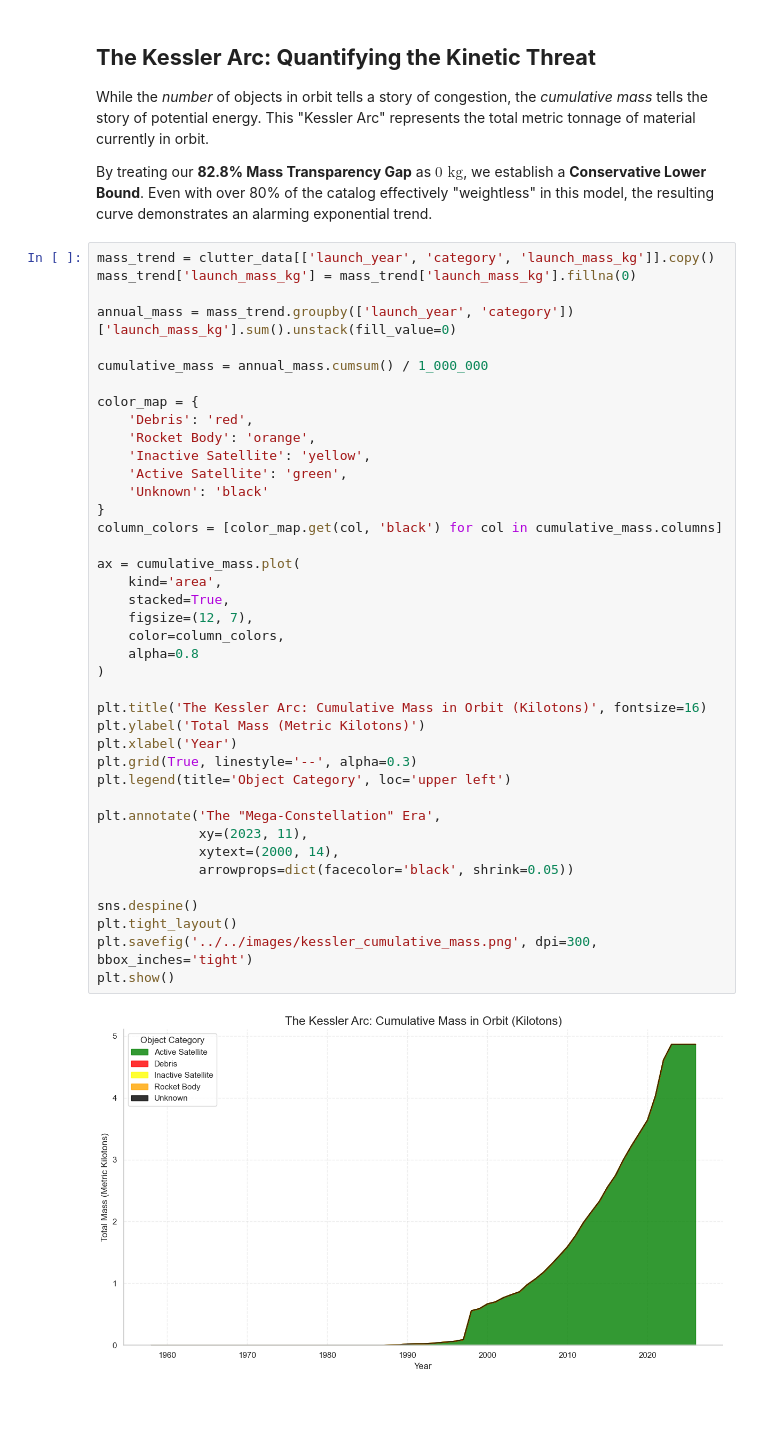
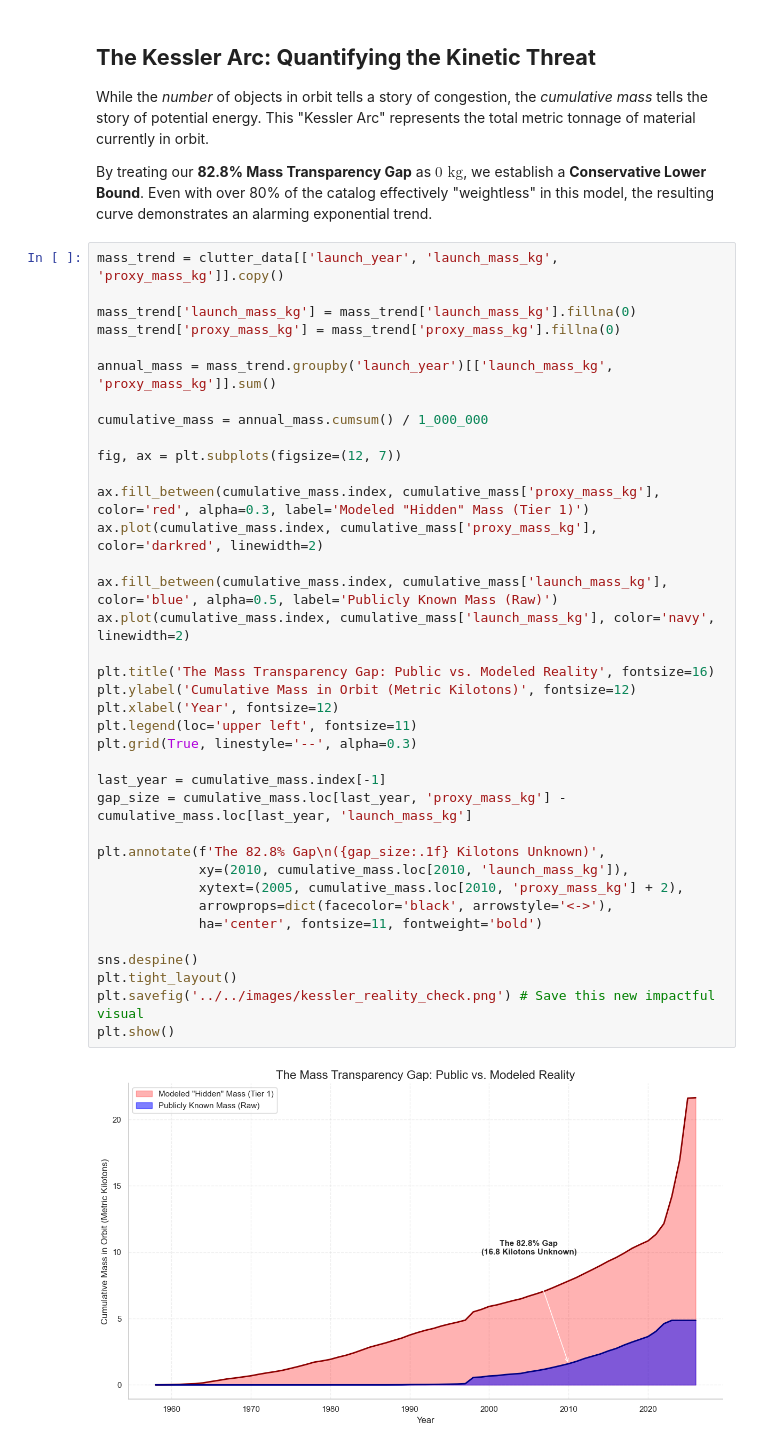
Before and after one commit to sithid/orbital-debris-assessment, a Jupyter notebook: notebooks/eda/satcat_eda.ipynb, the cells around one changed output. Drawn from its saved outputs; the diff is of its cells as text; blank space fills up the shorter version.

```diff
--- a/notebooks/eda/satcat_eda.ipynb
+++ b/notebooks/eda/satcat_eda.ipynb
@@ -555,44 +561,41 @@ While the *number* of objects in orbit tells a story of congestion, the *cumulat
 
 By treating our **82.8% Mass Transparency Gap** as $0\text{ kg}$, we establish a **Conservative Lower Bound**. Even with over 80% of the catalog effectively "weightless" in this model, the resulting curve demonstrates an alarming exponential trend.
 # %%
-mass_trend = clutter_data[['launch_year', 'category', 'launch_mass_kg']].copy()
+mass_trend = clutter_data[['launch_year', 'launch_mass_kg', 'proxy_mass_kg']].copy()
+
 mass_trend['launch_mass_kg'] = mass_trend['launch_mass_kg'].fillna(0)
+mass_trend['proxy_mass_kg'] = mass_trend['proxy_mass_kg'].fillna(0)
 
-annual_mass = mass_trend.groupby(['launch_year', 'category'])['launch_mass_kg'].sum().unstack(fill_value=0)
+annual_mass = mass_trend.groupby('launch_year')[['launch_mass_kg', 'proxy_mass_kg']].sum()
 
 cumulative_mass = annual_mass.cumsum() / 1_000_000
 
-color_map = {
-    'Debris': 'red',
-    'Rocket Body': 'orange',
-    'Inactive Satellite': 'yellow',
-    'Active Satellite': 'green',
-    'Unknown': 'black'
-}
-column_colors = [color_map.get(col, 'black') for col in cumulative_mass.columns]
+fig, ax = plt.subplots(figsize=(12, 7))
 
-ax = cumulative_mass.plot(
-    kind='area',
-    stacked=True,
-    figsize=(12, 7),
-    color=column_colors,
-    alpha=0.8
-)
+ax.fill_between(cumulative_mass.index, cumulative_mass['proxy_mass_kg'], color='red', alpha=0.3, label='Modeled "Hidden" Mass (Tier 1)')
+ax.plot(cumulative_mass.index, cumulative_mass['proxy_mass_kg'], color='darkred', linewidth=2)
 
-plt.title('The Kessler Arc: Cumulative Mass in Orbit (Kilotons)', fontsize=16)
-plt.ylabel('Total Mass (Metric Kilotons)')
-plt.xlabel('Year')
+ax.fill_between(cumulative_mass.index, cumulative_mass['launch_mass_kg'], color='blue', alpha=0.5, label='Publicly Known Mass (Raw)')
+ax.plot(cumulative_mass.index, cumulative_mass['launch_mass_kg'], color='navy', linewidth=2)
+
+plt.title('The Mass Transparency Gap: Public vs. Modeled Reality', fontsize=16)
+plt.ylabel('Cumulative Mass in Orbit (Metric Kilotons)', fontsize=12)
+plt.xlabel('Year', fontsize=12)
+plt.legend(loc='upper left', fontsize=11)
 plt.grid(True, linestyle='--', alpha=0.3)
-plt.legend(title='Object Category', loc='upper left')
 
-plt.annotate('The "Mega-Constellation" Era',
-             xy=(2023, 11),
-             xytext=(2000, 14),
-             arrowprops=dict(facecolor='black', shrink=0.05))
+last_year = cumulative_mass.index[-1]
+gap_size = cumulative_mass.loc[last_year, 'proxy_mass_kg'] - cumulative_mass.loc[last_year, 'launch_mass_kg']
+
+plt.annotate(f'The 82.8% Gap\n({gap_size:.1f} Kilotons Unknown)',
+             xy=(2010, cumulative_mass.loc[2010, 'launch_mass_kg']),
+             xytext=(2005, cumulative_mass.loc[2010, 'proxy_mass_kg'] + 2),
+             arrowprops=dict(facecolor='black', arrowstyle='<->'),
+             ha='center', fontsize=11, fontweight='bold')
 
 sns.despine()
 plt.tight_layout()
-plt.savefig('../../images/kessler_cumulative_mass.png', dpi=300, bbox_inches='tight')
+plt.savefig('../../images/kessler_reality_check.png') # Save this new impactful visual
 plt.show()
 # %% [output]
-[figure, old version]
+[figure, new version]
```
Also changed, not shown: parts of 3 cells of this notebook, 5 other files.
